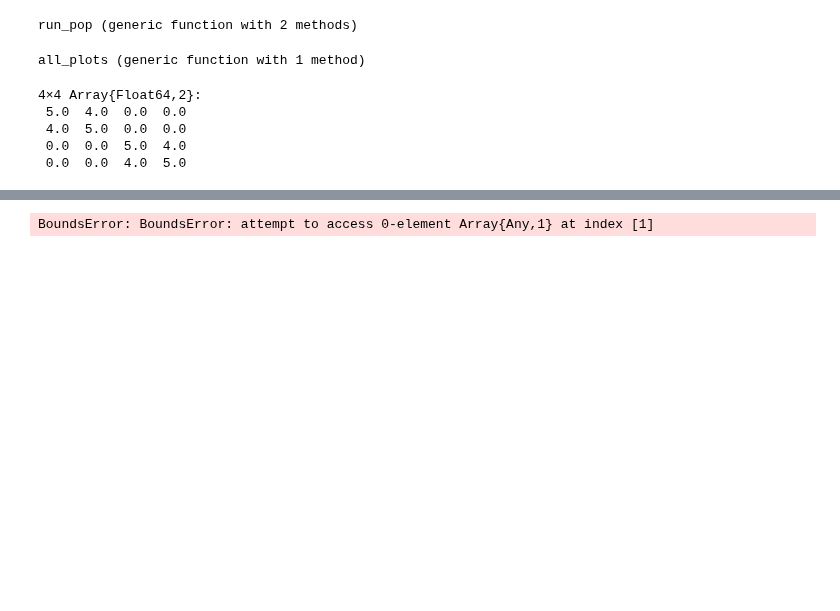
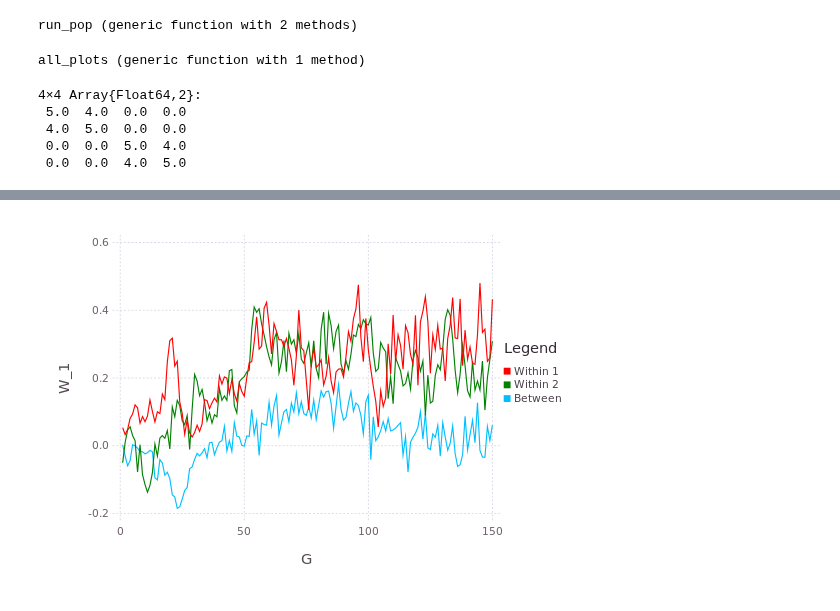
Before and after one commit to diogro/evomod_julia, a Jupyter notebook: evomod_prototype_epistatic_pleiotropic_vectors.ipynb, the cells around one changed output, grey strips where cells are left out. Saved outputs shown, nothing was run; the diff lists cells and outputs as text; code cells hidden in the pictures; blank space fills up the shorter version.

```diff
--- a/evomod_prototype_epistatic_pleiotropic_vectors.ipynb
+++ b/evomod_prototype_epistatic_pleiotropic_vectors.ipynb
@@ -646,6 +632,6 @@ This is a Population with 5000 individuals, at generation 15
-# %%
-plot_corr = plotCorrelations(random_pop, 500)
-# %% [output]
-BoundsError: BoundsError: attempt to access 0-element Array{Any,1} at index [1]
+# %%
+plotCorrelations(random_pop)
+# %% [output]
+[figure, added]
 # %%
 plot_traits = plotTraits(random_pop, 500)
```
Also changed, not shown: parts of 8 cells of this notebook, 1 other file.
